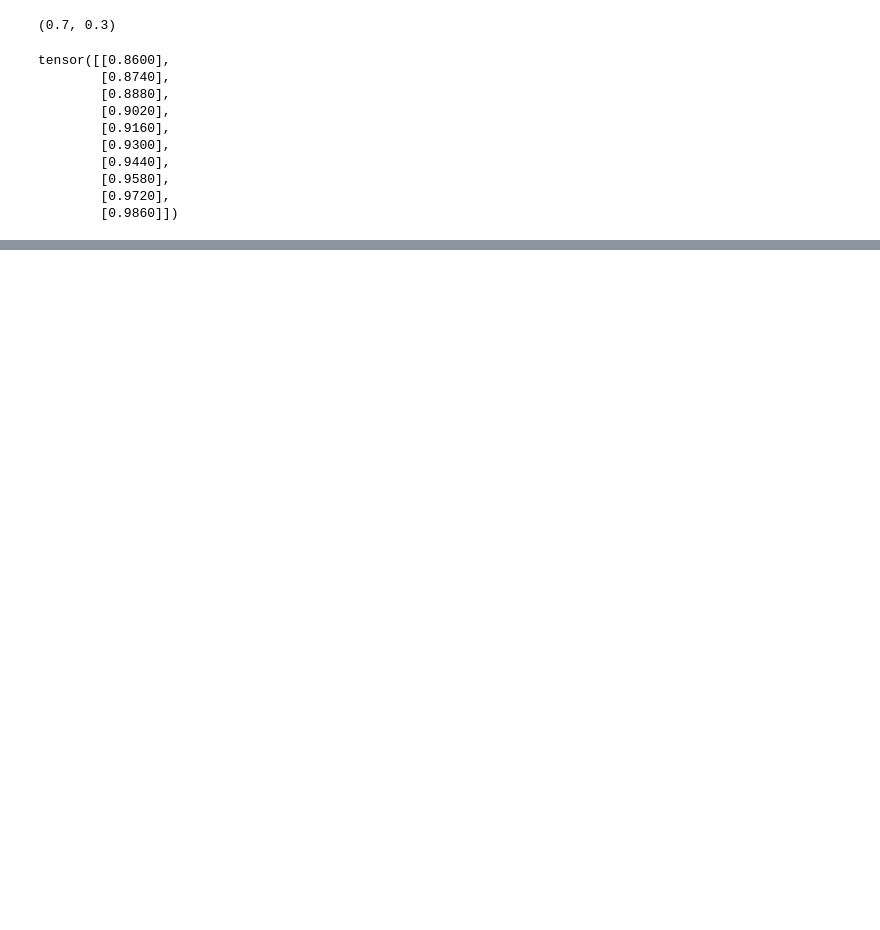
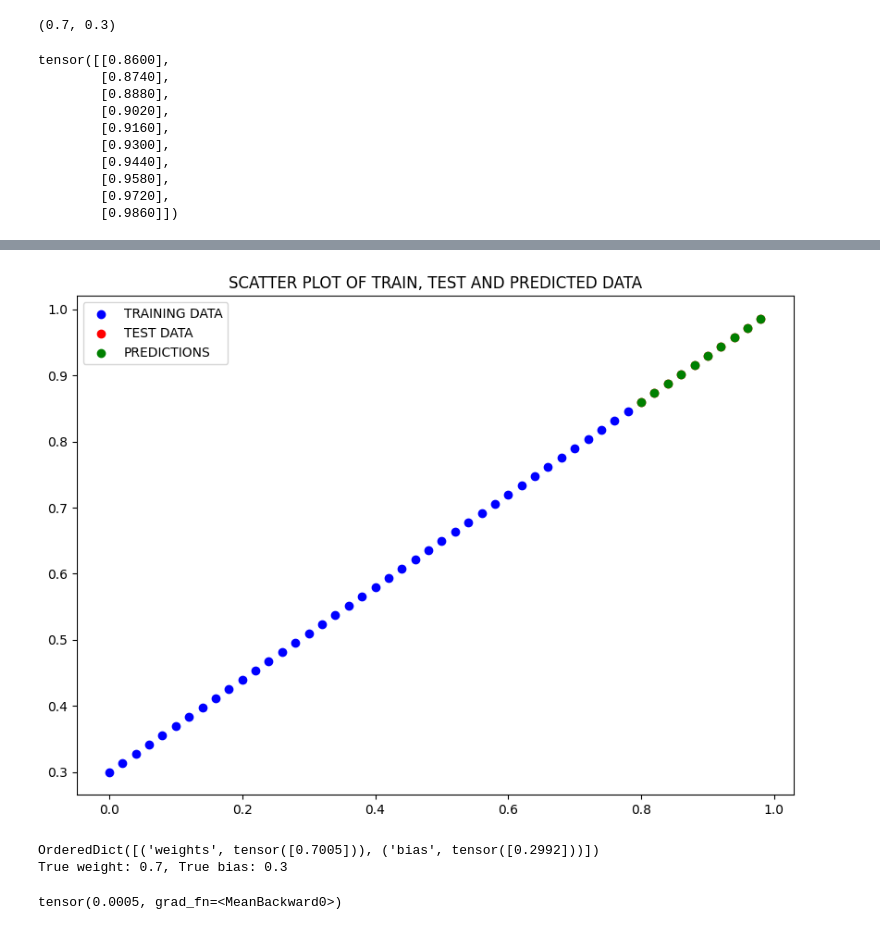
Before and after one commit to sksarvesh007/learn-pytorch, a Jupyter notebook: tut_two.ipynb, the cells around one changed output, grey strips where cells are left out. Cells and saved outputs as stored; diff of their text form; code cells hidden in the pictures; blank space fills up the shorter version.

```diff
--- a/tut_two.ipynb
+++ b/tut_two.ipynb
@@ -267,0 +304,32 @@ plot_predictions(predictions=y_preds)
+# %%
+# Setup a loss function and optimizer
+loss_fn = nn.L1Loss()
+learning_rate = 0.001  # Reduced learning rate
+optimizer = torch.optim.SGD(params=model_0.parameters(), lr=learning_rate)
+epoch_count = []
+loss_values=[]
+test_loss_value = []
+
+# Training loop
+epochs = 10000  # Increased number of epochs
+for epoch in range(epochs):
+    model_0.train()  # Set model to training mode
+
+    # 1. Forward pass
+    y_pred = model_0(X_train)
+
+    # 2. Calculate the loss
+    loss = loss_fn(y_pred, y_train)
+
+    # 3. Zero gradients
+    optimizer.zero_grad()
+
+    # 4. Backpropagation
+    loss.backward()
+
+    # 5. Optimizer step
+    optimizer.step()
+
+    # Print loss every 100 epochs
+    if (epoch + 1) % 1000 == 0:
+        print(f"Epoch [{epoch + 1}/{epochs}], Loss: {loss.item()} , STATE DICTS : {model_0.state_dict()}")
@@ -267,0 +347,18 @@ plot_predictions(predictions=y_preds)
+# %%
+model_0.eval()
+with torch.inference_mode():
+    y_preds = model_0(X_test)
+
+plot_predictions(predictions=y_preds)
+# %% [output]
+[figure, added]
+# %%
+print(model_0.state_dict())
+print(f"True weight: {weight}, True bias: {bias}")
+# %% [output]
+OrderedDict([('weights', tensor([0.7005])), ('bias', tensor([0.2992]))])
+True weight: 0.7, True bias: 0.3
+# %%
+print(loss)
+# %% [output]
+tensor(0.0005, grad_fn=<MeanBackward0>)
```
Also changed, not shown: parts of 17 cells of this notebook.
